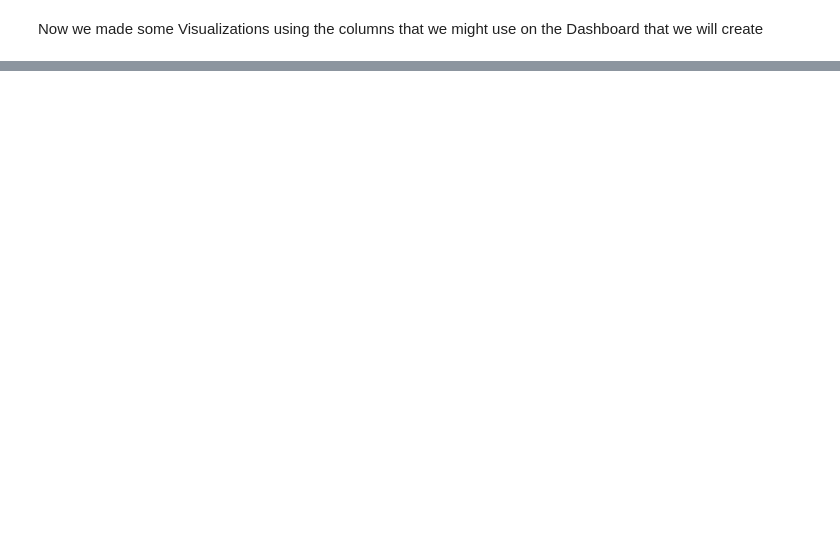
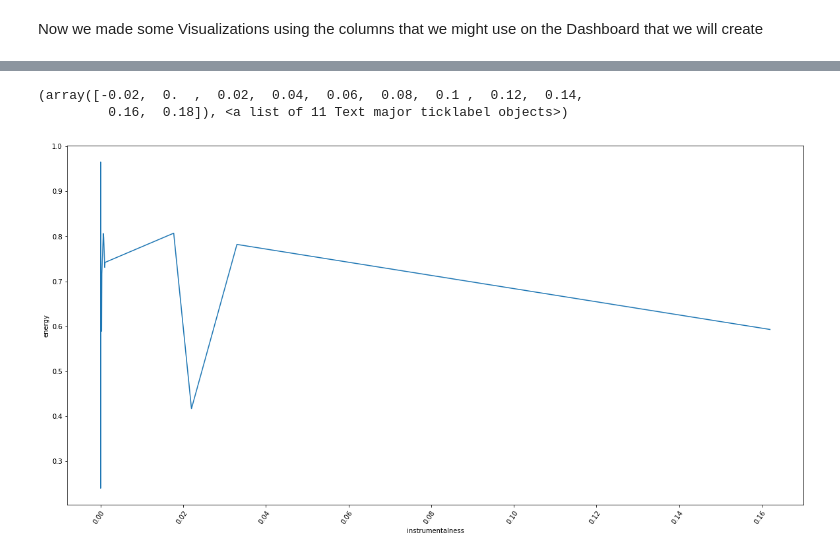
Before and after one commit to Sebastiao199/Project4WebScrapStats, a Jupyter notebook: spotify_top50.ipynb, the cells around one changed output, grey strips where cells are left out. Saved outputs shown, nothing was run; the diff lists cells and outputs as text; code cells hidden in the pictures; blank space fills up the shorter version.

```diff
--- a/spotify_top50.ipynb
+++ b/spotify_top50.ipynb
@@ -416,0 +444,9 @@ plt.xticks(rotation=55, ha='right', rotation_mode='anchor')
+# %%
+fig, ax = plt.subplots(figsize = (20,10))
+# order = final_df.groupby(["track_genre"])["instrumentalness"].mean().sort_values(ascending=True).index
+sns.lineplot(x = 'instrumentalness', y = 'energy', data = final_df)
+plt.xticks(rotation=55, ha='right', rotation_mode='anchor')
+# %% [output]
+(array([-0.02,  0.  ,  0.02,  0.04,  0.06,  0.08,  0.1 ,  0.12,  0.14,
+         0.16,  0.18]), <a list of 11 Text major ticklabel objects>)
+[figure, added]
```
Also changed, not shown: parts of 22 cells of this notebook.
